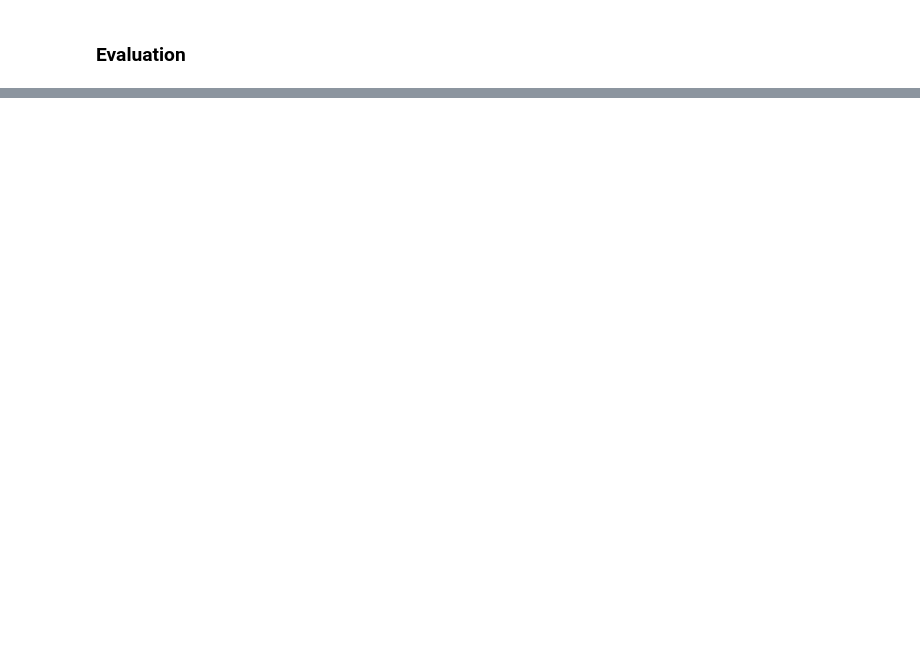
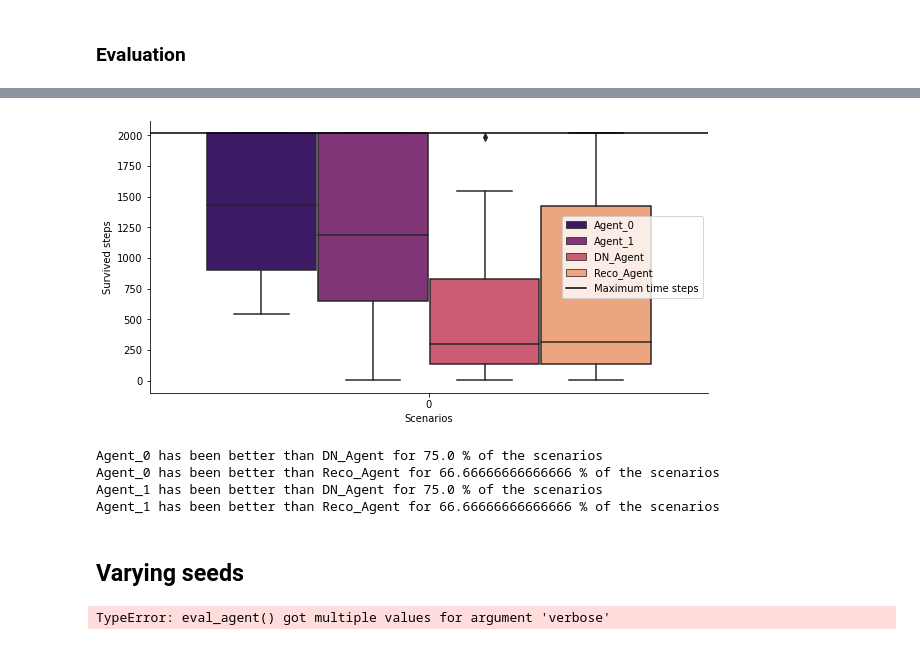
Before and after one commit to gaetanserre/L2RPN-WCCI-Baselines, a Jupyter notebook: RL/eval.ipynb, the cells around one changed output, grey strips where cells are left out. Saved outputs shown, nothing was run; the diff lists cells and outputs as text; code cells hidden in the pictures; blank space fills up the shorter version.

```diff
--- a/RL/eval.ipynb
+++ b/RL/eval.ipynb
@@ -44 +140,7 @@ agents_names
+# %%
+agents_names = ['GymEnvWithRecoWithDN_2022-05-20_18-52_learning_rate_0']
+# agents_names = [el for el in os.listdir(save_path) if re.match(r'GymEnv.*', el) is not None]
+# agents_names = []
+
+agents_dict = {"optimizer1":agent}
 # %%
@@ -103,0 +210,16 @@ create_box_plot(dict_ts_survived, dn, reco)
+# %%
+# Un boxplot rassemble nb_scenatio chroniques et correspond à un agent
+create_box_plot(dict_ts_survived_scenario, [],  [])
+# %% [output]
+[figure, added]
+# %%
+for i in range(total_results_best_mean.shape[0]):
+    print(f"Agent_{i} has been better than DN_Agent for {total_results_best_mean[i,0]*100} % of the scenarios")
+    print(f"Agent_{i} has been better than Reco_Agent for {total_results_best_mean[i,1]*100} % of the scenarios")
+# %% [output]
+Agent_0 has been better than DN_Agent for 75.0 % of the scenarios
+Agent_0 has been better than Reco_Agent for 66.66666666666666 % of the scenarios
+Agent_1 has been better than DN_Agent for 75.0 % of the scenarios
+Agent_1 has been better than Reco_Agent for 66.66666666666666 % of the scenarios
+# %% [markdown]
+## Varying seeds
@@ -103,0 +283,16 @@ create_box_plot(dict_ts_survived, dn, reco)
+# %%
+agents_names = ['GymEnvWithRecoWithDN_2022-05-20_18-52_learning_rate_0']
+agents_names = []
+
+results_dict = vary_seeds(agents_names=agents_names,
+                            env_name =env_name_used,
+                            save_path=save_path,
+                            gymenv_class=gymenv_class,
+                            gymenv_kwargs=train_args["gymenv_kwargs"] if var_to_test!="gymenv_kwargs" else values_to_test[i],
+                            nb_scenario=nb_scenario,
+                            filter_chronics=filter_chronics,
+                            nb_init_env_seeds=1,
+                            agents_dict={}
+                            )
+# %% [output]
+TypeError: eval_agent() got multiple values for argument 'verbose'
```
Also changed, not shown: parts of 17 cells of this notebook, 15 other files.
